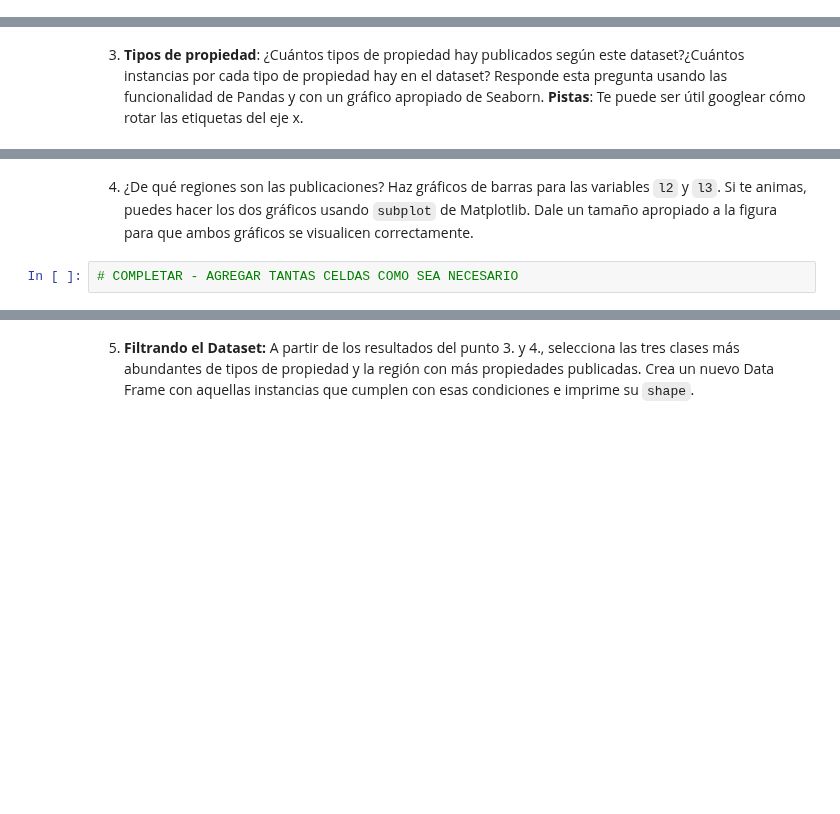
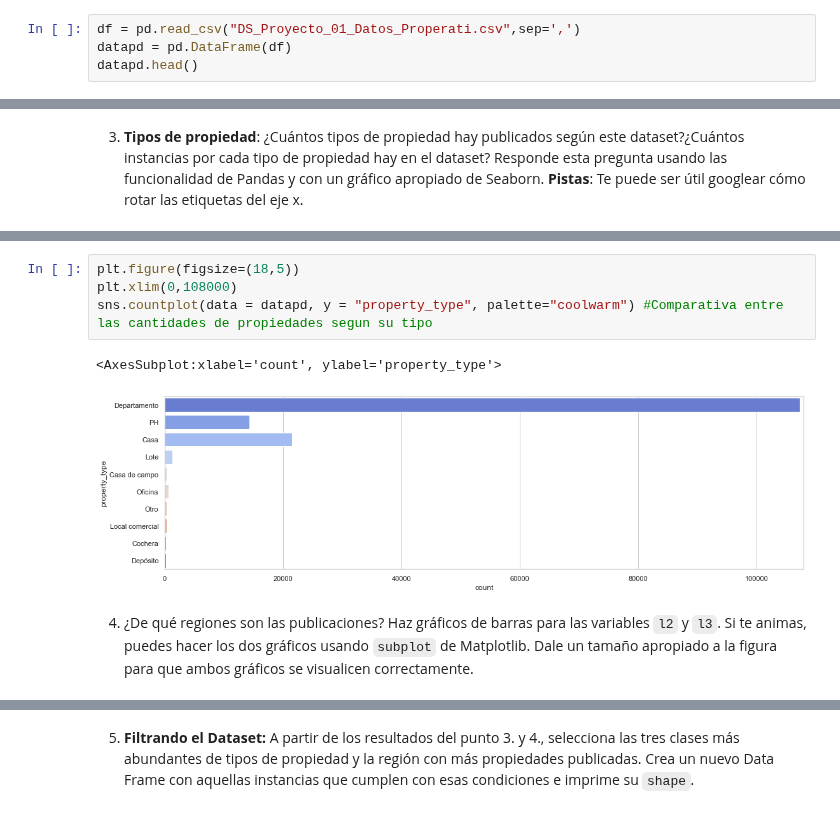
Before and after one commit to ldotto46/01.Proj_Real-State, a Jupyter notebook: DS_Proyecto_01(Rodriguez Luis).ipynb, the cells around one changed output, grey strips where cells are left out. Drawn from its saved outputs; the diff is of its cells as text; blank space fills up the shorter version.

```diff
--- a/DS_Proyecto_01(Rodriguez Luis).ipynb
+++ b/DS_Proyecto_01(Rodriguez Luis).ipynb
@@ -71,0 +63,4 @@ Vas a encontrar instrucciones para responder estas preguntas. Es importante acla
+# %%
+df = pd.read_csv("DS_Proyecto_01_Datos_Properati.csv",sep=',')
+datapd = pd.DataFrame(df)
+datapd.head()
@@ -80,4 +120,9 @@ Vas a encontrar instrucciones para responder estas preguntas. Es importante acla
+# %%
+plt.figure(figsize=(18,5))
+plt.xlim(0,108000)
+sns.countplot(data = datapd, y = "property_type", palette="coolwarm") #Comparativa entre las cantidades de propiedades segun su tipo
+# %% [output]
+<AxesSubplot:xlabel='count', ylabel='property_type'>
+[figure, added]
 # %% [markdown]
 4. ¿De qué regiones son las publicaciones? Haz gráficos de barras para las variables `l2` y `l3`. Si te animas, puedes hacer los dos gráficos usando `subplot` de Matplotlib. Dale un tamaño apropiado a la figura para que ambos gráficos se visualicen correctamente.
-# %%
-# COMPLETAR - AGREGAR TANTAS CELDAS COMO SEA NECESARIO
```
Also changed, not shown: parts of 22 cells of this notebook.
